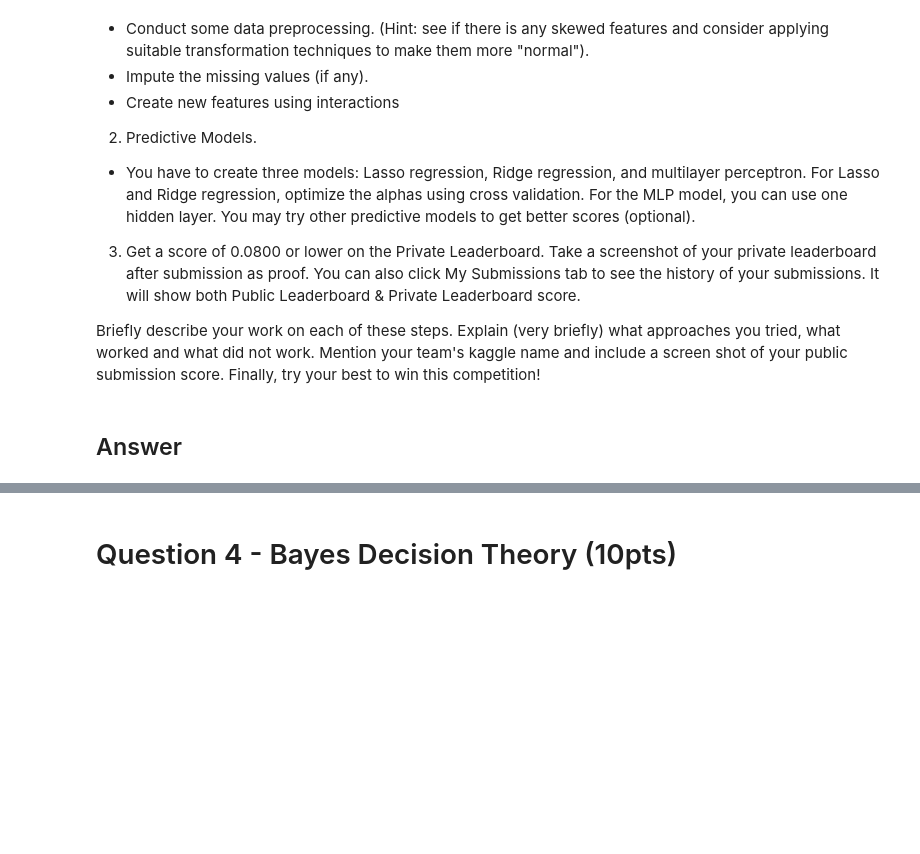
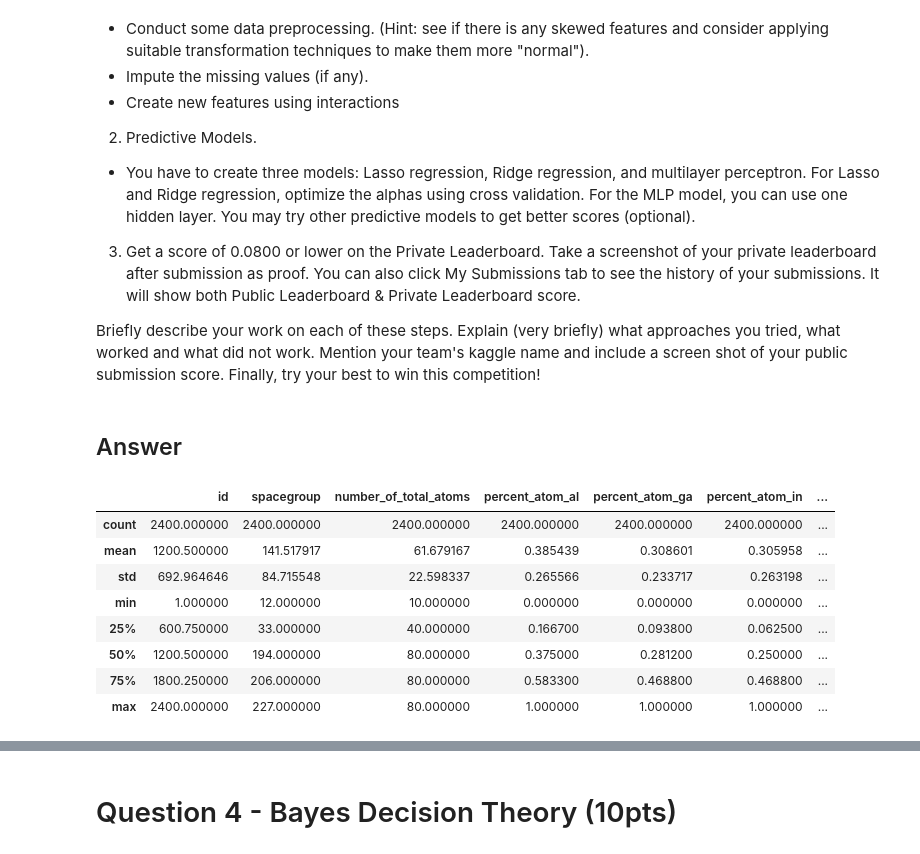
Before and after one commit to AdventurousProgrammer/DataSciencePrinciples-HW, a Jupyter notebook: HW3/HW3.ipynb, the cells around one changed output, grey strips where cells are left out. Saved outputs shown, nothing was run; the diff lists cells and outputs as text; code cells hidden in the pictures; blank space fills up the shorter version.

```diff
--- a/HW3/HW3.ipynb
+++ b/HW3/HW3.ipynb
@@ -371,0 +406,32 @@ Briefly describe your work on each of these steps. Explain (very briefly) what a
+# %%
+import numpy as np
+import pandas as pd
+import matplotlib.pyplot as plt
+import xgboost as xgb
+import jupyternotify as jupNotify
+import time
+import seaborn as sns
+
+from sklearn import datasets, linear_model, metrics
+from sklearn.model_selection import train_test_split, RandomizedSearchCV, GridSearchCV, cross_val_score
+from sklearn.neural_network import MLPRegressor
+from sklearn.ensemble import RandomForestRegressor
+from sklearn.linear_model import RidgeCV, MultiTaskLassoCV as lasso
+
+#Setting numpy seed to 0
+np.random.seed(0)
+
+data = pd.read_csv("train.csv")
+test = pd.read_csv("test.csv")
+data = data.fillna(data.median())
+data.describe()
+# %% [output]
+|  | id | spacegroup | number_of_total_atoms | percent_atom_al | percent_atom_ga | percent_atom_in | ... |
+| count | 2400.000000 | 2400.000000 | 2400.000000 | 2400.000000 | 2400.000000 | 2400.000000 | ... |
+| mean | 1200.500000 | 141.517917 | 61.679167 | 0.385439 | 0.308601 | 0.305958 | ... |
+| std | 692.964646 | 84.715548 | 22.598337 | 0.265566 | 0.233717 | 0.263198 | ... |
+| min | 1.000000 | 12.000000 | 10.000000 | 0.000000 | 0.000000 | 0.000000 | ... |
+| 25% | 600.750000 | 33.000000 | 40.000000 | 0.166700 | 0.093800 | 0.062500 | ... |
+| 50% | 1200.500000 | 194.000000 | 80.000000 | 0.375000 | 0.281200 | 0.250000 | ... |
+| 75% | 1800.250000 | 206.000000 | 80.000000 | 0.583300 | 0.468800 | 0.468800 | ... |
+| max | 2400.000000 | 227.000000 | 80.000000 | 1.000000 | 1.000000 | 1.000000 | ... |
```
Also changed, not shown: parts of 19 cells of this notebook, 7 other files.
